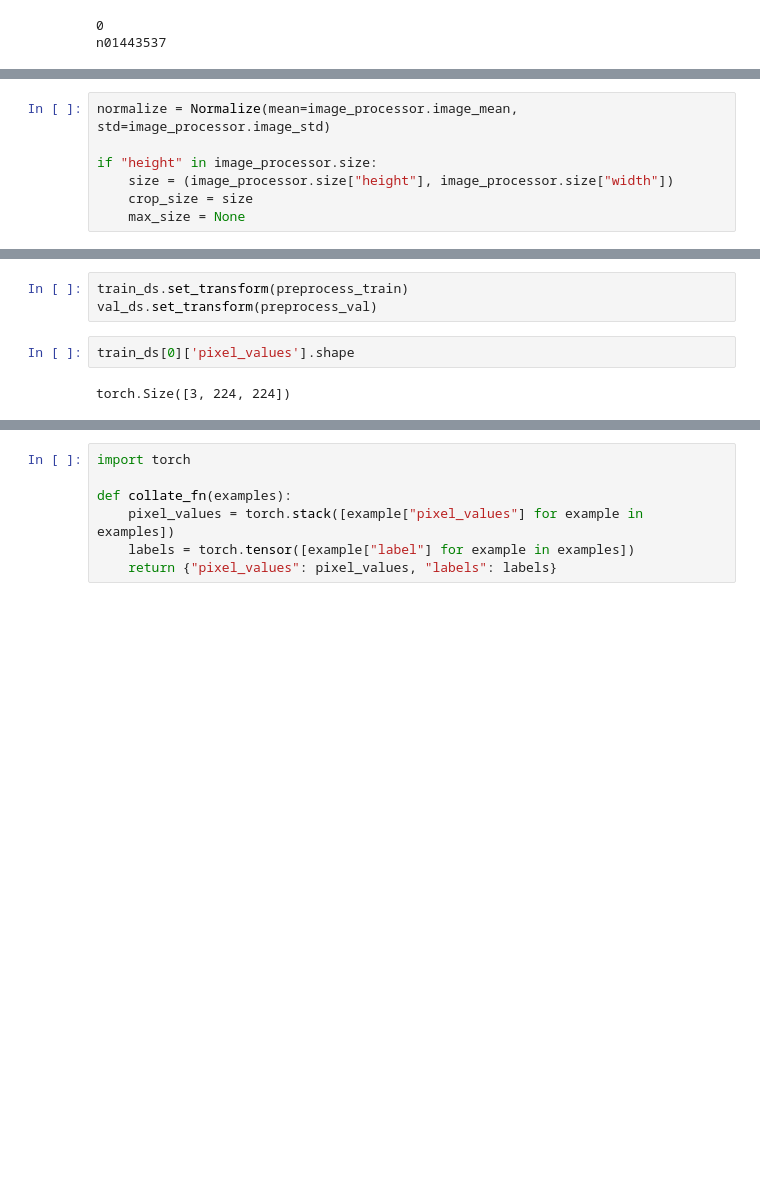
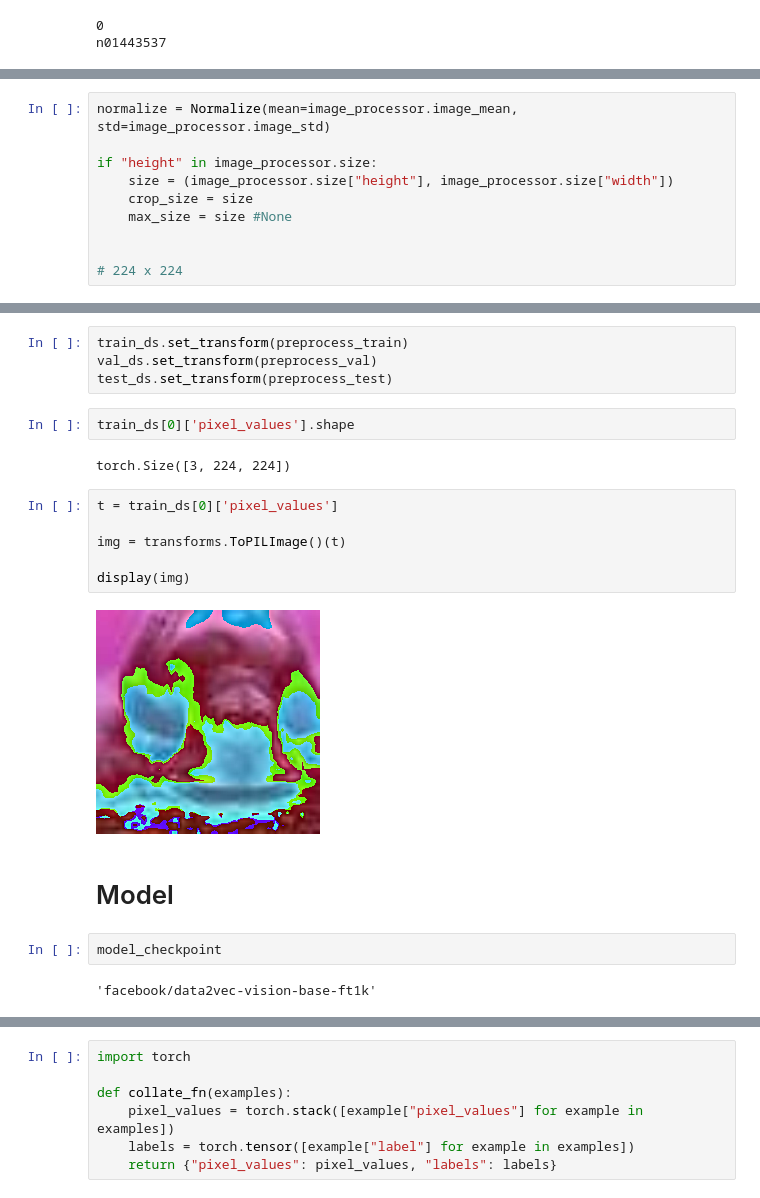
Before and after one commit to tigeryi1998/ec523-project, a Jupyter notebook: image/data/transformer.ipynb, the cells around one changed output, grey strips where cells are left out. Cells and saved outputs as stored; diff of their text form; blank space fills up the shorter version.

```diff
--- a/image/data/transformer.ipynb
+++ b/image/data/transformer.ipynb
@@ -110,5 +198,8 @@ normalize = Normalize(mean=image_processor.image_mean, std=image_processor.image
 if "height" in image_processor.size:
     size = (image_processor.size["height"], image_processor.size["width"])
     crop_size = size
-    max_size = None
+    max_size = size #None
+
+
+# 224 x 224
 # %%
@@ -156,7 +280,22 @@ train_ds[0]["image"]
 # %%
 train_ds.set_transform(preprocess_train)
 val_ds.set_transform(preprocess_val)
+test_ds.set_transform(preprocess_test)
 # %%
 train_ds[0]['pixel_values'].shape
 # %% [output]
 torch.Size([3, 224, 224])
+# %%
+t = train_ds[0]['pixel_values']
+
+img = transforms.ToPILImage()(t)
+
+display(img)
+# %% [output]
+[figure, added]
+# %% [markdown]
+# Model
+# %%
+model_checkpoint
+# %% [output]
+'facebook/data2vec-vision-base-ft1k'
```
Also changed, not shown: parts of 74 cells of this notebook.
